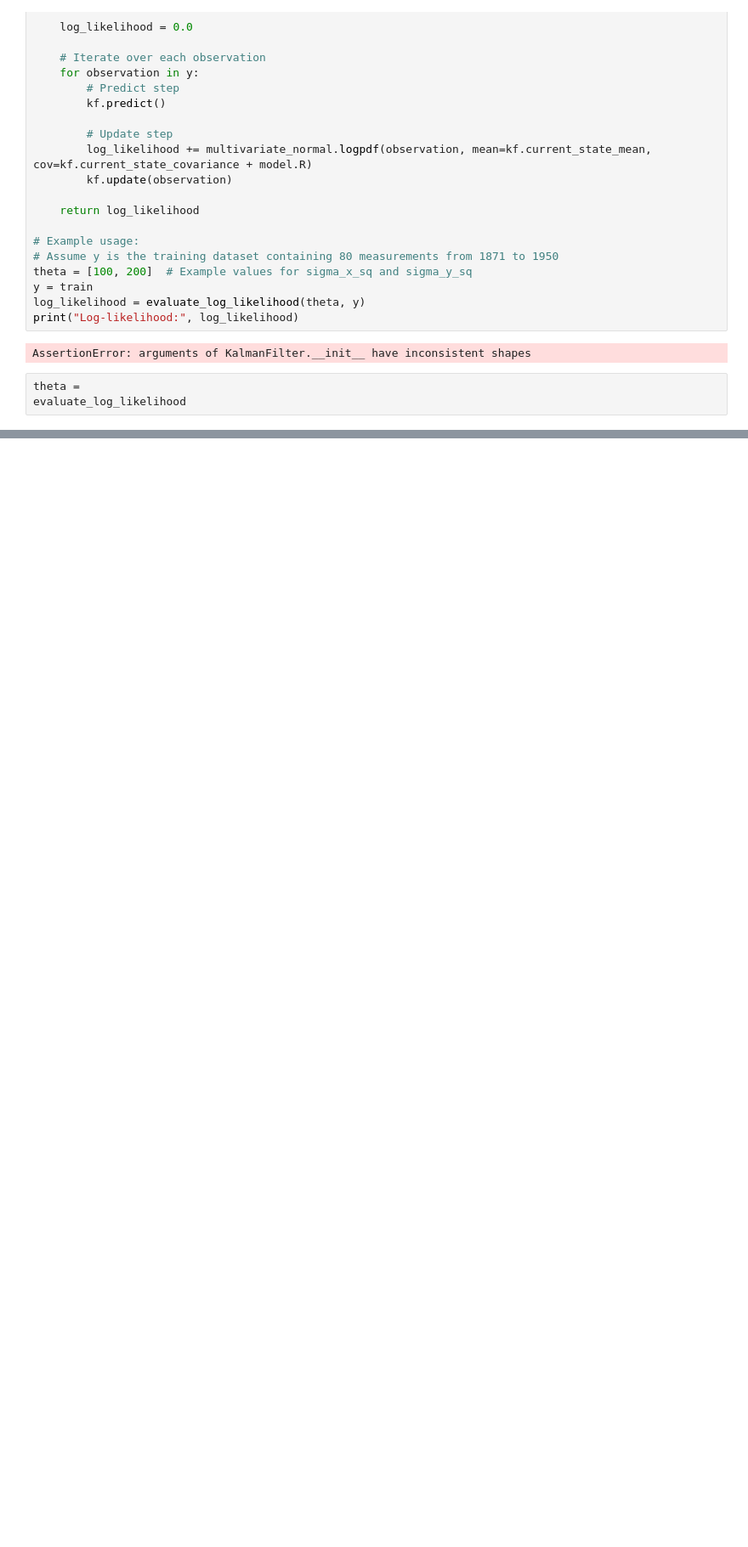
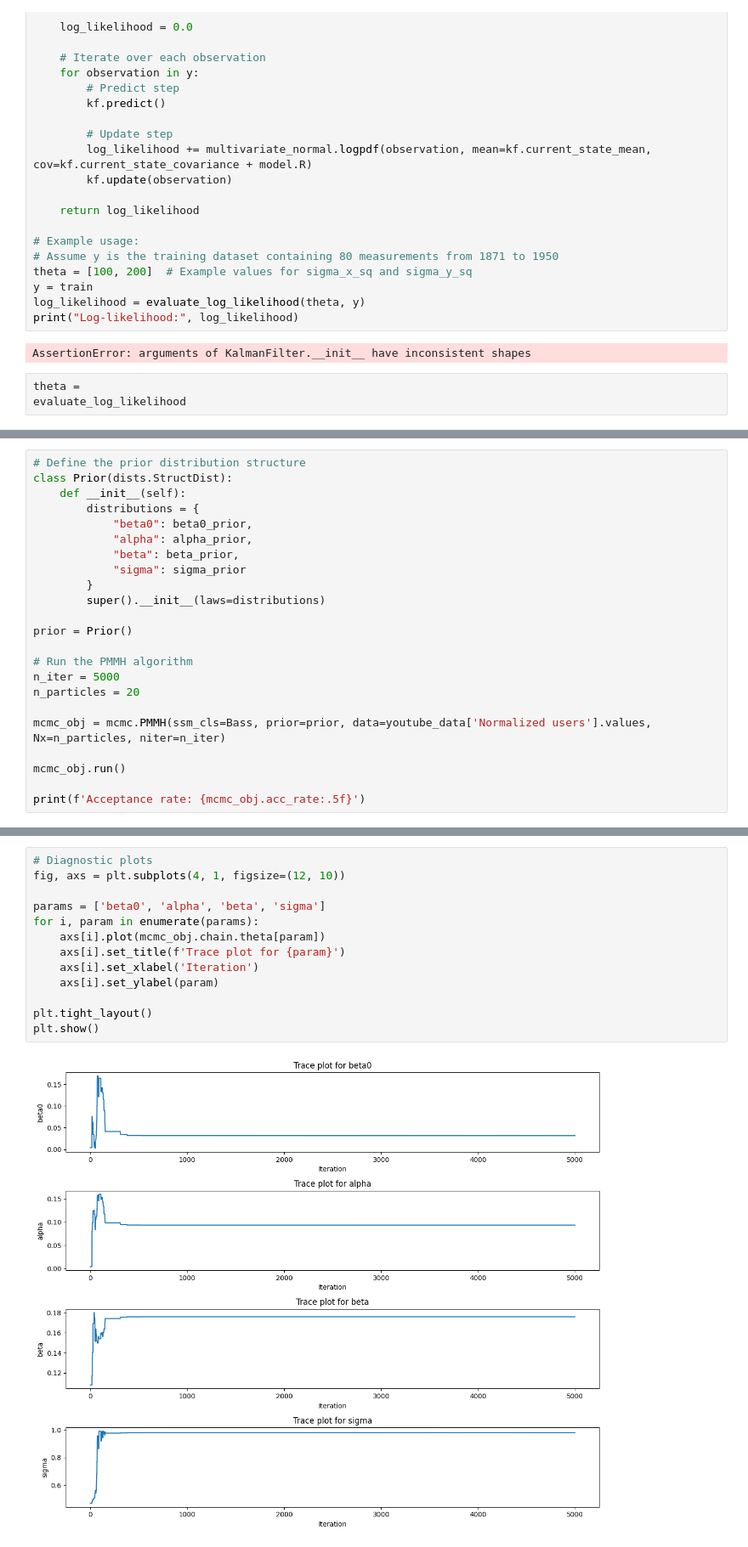
Before and after one commit to omeurer/simulation_based_ESSEC, a Jupyter notebook: project2.ipynb, the cells around one changed output, grey strips where cells are left out. Shown: that part at 85% size. Drawn from its saved outputs; the diff is of its cells as text; blank space fills up the shorter version.

```diff
--- a/project2.ipynb
+++ b/project2.ipynb
@@ -213,0 +343,23 @@ evaluate_log_likelihood
+# %%
+# Define the prior distribution structure
+class Prior(dists.StructDist):
+    def __init__(self):
+        distributions = {
+            "beta0": beta0_prior,
+            "alpha": alpha_prior,
+            "beta": beta_prior,
+            "sigma": sigma_prior
+        }
+        super().__init__(laws=distributions)
+
+prior = Prior()
+
+# Run the PMMH algorithm
+n_iter = 5000
+n_particles = 20
+
+mcmc_obj = mcmc.PMMH(ssm_cls=Bass, prior=prior, data=youtube_data['Normalized users'].values, Nx=n_particles, niter=n_iter)
+
+mcmc_obj.run()
+
+print(f'Acceptance rate: {mcmc_obj.acc_rate:.5f}')
@@ -213,0 +368,15 @@ evaluate_log_likelihood
+# %%
+# Diagnostic plots
+fig, axs = plt.subplots(4, 1, figsize=(12, 10))
+
+params = ['beta0', 'alpha', 'beta', 'sigma']
+for i, param in enumerate(params):
+    axs[i].plot(mcmc_obj.chain.theta[param])
+    axs[i].set_title(f'Trace plot for {param}')
+    axs[i].set_xlabel('Iteration')
+    axs[i].set_ylabel(param)
+
+plt.tight_layout()
+plt.show()
+# %% [output]
+[figure, added]
```
Also changed, not shown: parts of 28 cells of this notebook, 4 other files.
